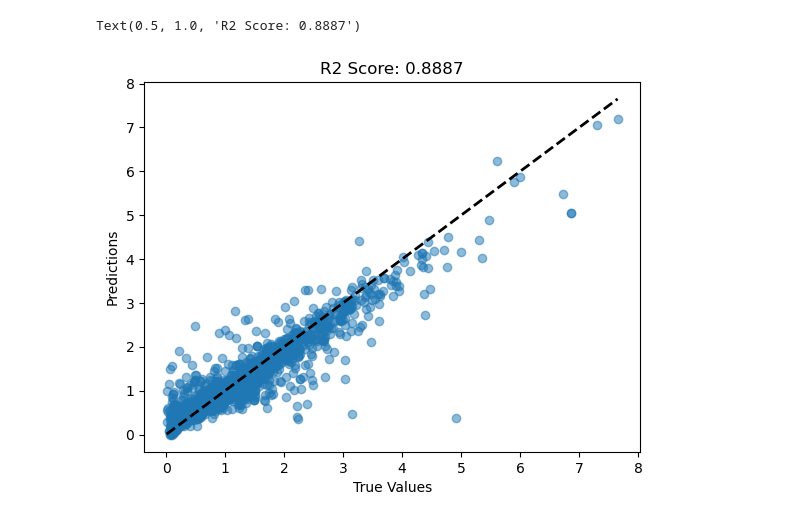
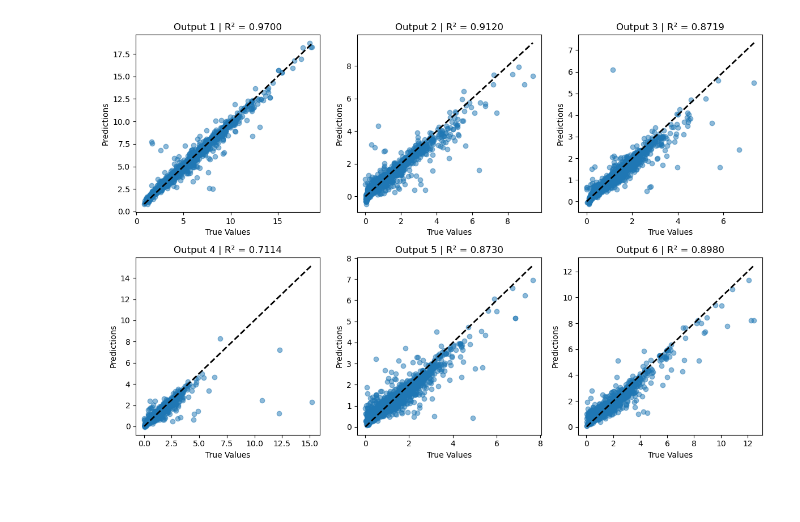
Before and after one commit to yazan-abu-obaideh/biked-commons, a Jupyter notebook: src/biked_commons/prediction/train_structural.ipynb, the cells around one changed output. Drawn from its saved outputs; the diff is of its cells as text; code cells hidden in the pictures; blank space fills up the shorter version.

```diff
--- a/src/biked_commons/prediction/train_structural.ipynb
+++ b/src/biked_commons/prediction/train_structural.ipynb
@@ -35,7 +35,7 @@ X_train, X_val, Y_train, Y_val = train_test_split(X_tv_tens, Y_tv_tens, test_siz
 # Define the model, loss function, and optimizer
 input_dim = X_train.shape[1]
 output_dim = 6
-model = DNN(input_dim, output_dim=output_dim).to(device)
+model = DNN(input_dim, layer_sizes=(256, 128), output_dim=output_dim).to(device)
 
 criterion = nn.MSELoss()
 optimizer = torch.optim.Adam(model.parameters(), lr=0.001)
@@ -88,17 +104,26 @@ evaluators.evaluate_structure(model, Preprocessor(scaler_path=scaler_path, prepr
 # %%
 import matplotlib.pyplot as plt
-from sklearn.metrics import mean_squared_error, r2_score
-# Calculate metrics
+from sklearn.metrics import r2_score
 
-Y_val_npy = Y_val.cpu().detach().numpy()[:,4]
-val_outputs = best_model(X_val).cpu().detach().numpy()[:,4]
-r2 = r2_score(Y_val_npy, val_outputs)
+Y_val_npy = Y_val.cpu().detach().numpy()
+val_outputs = best_model(X_val).cpu().detach().numpy()
 
-plt.scatter(Y_val_npy, val_outputs, alpha=0.5)
-plt.plot([Y_val_npy.min(), Y_val_npy.max()], [Y_val_npy.min(), Y_val_npy.max()], 'k--', lw=2)
-plt.xlabel('True Values')
-plt.ylabel('Predictions')
-plt.title(f'R2 Score: {r2:.4f}')
+num_outputs = 6
+fig, axes = plt.subplots(2, 3, figsize=(12, 8))
+axes = axes.flatten()
+
+for i in range(num_outputs):
+    y_true = Y_val_npy[:, i]
+    y_pred = val_outputs[:, i]
+    r2 = r2_score(y_true, y_pred)
+
+    axes[i].scatter(y_true, y_pred, alpha=0.5)
+    axes[i].plot([y_true.min(), y_true.max()], [y_true.min(), y_true.max()], 'k--', lw=2)
+    axes[i].set_xlabel('True Values')
+    axes[i].set_ylabel('Predictions')
+    axes[i].set_title(f'Output {i+1} | R² = {r2:.4f}')
+
+plt.tight_layout()
+plt.show()
 # %% [output]
-Text(0.5, 1.0, 'R2 Score: 0.8887')
-[figure, old version]
+[figure, new version]
```
Also changed, not shown: parts of 2 cells of this notebook, 16 other files.
